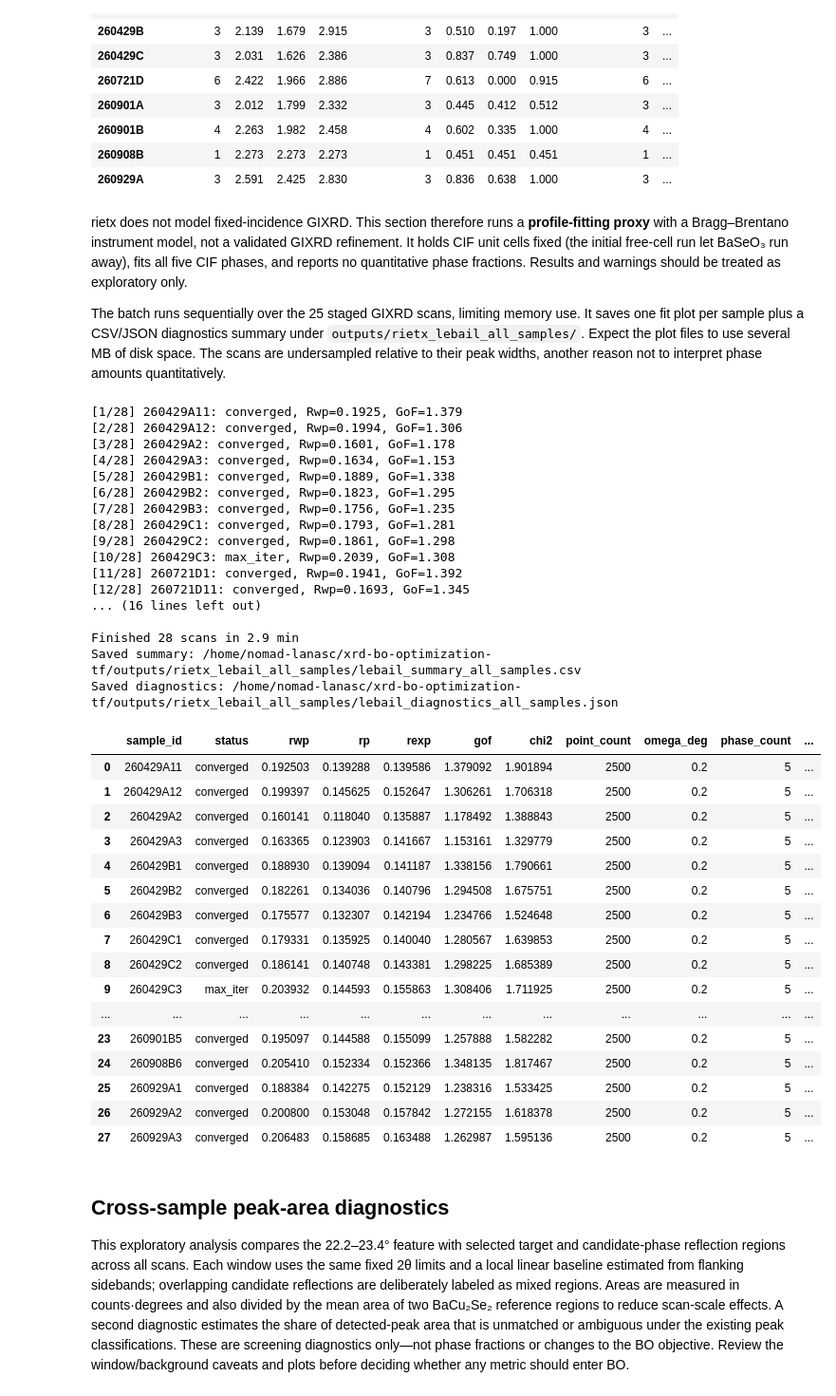
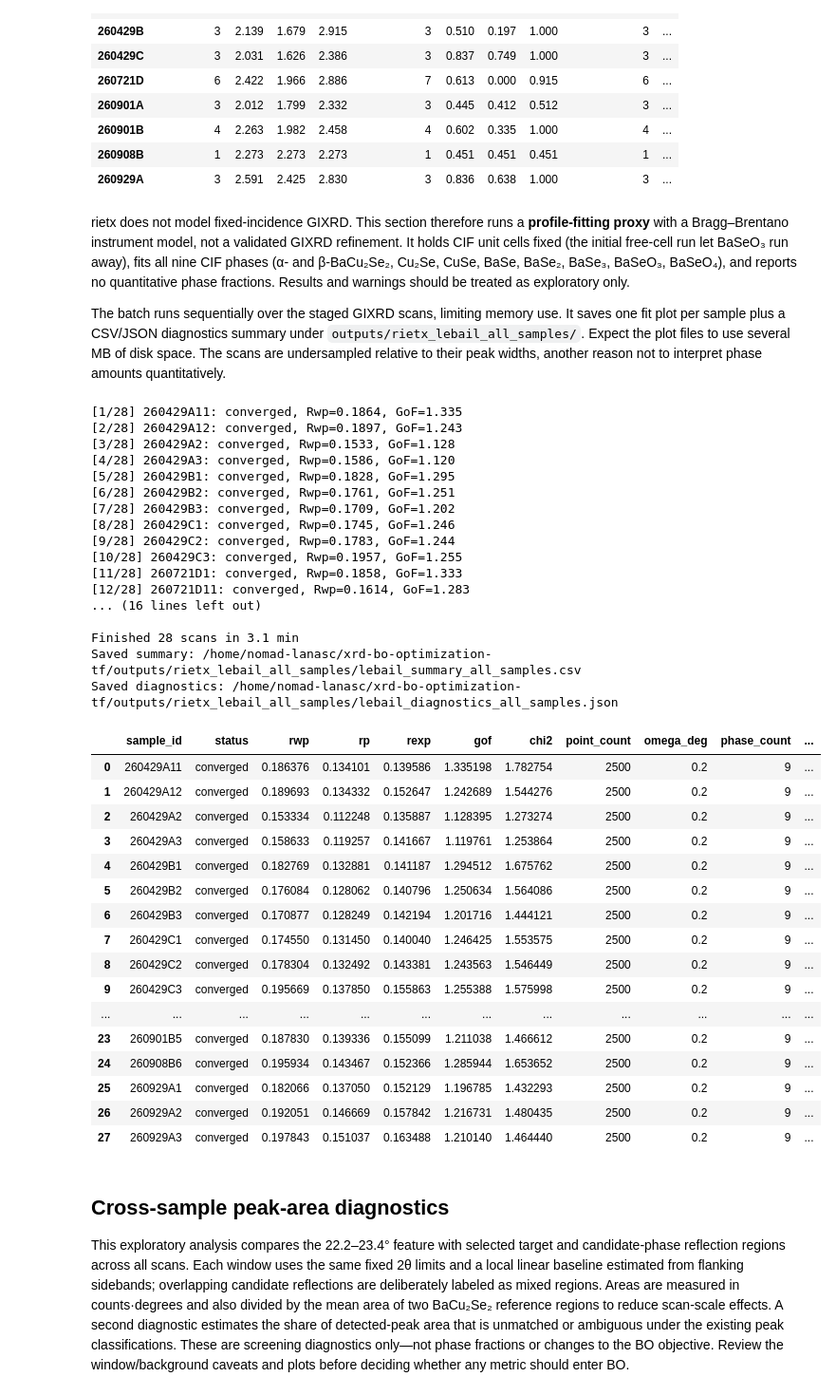
Before and after one commit to GarzonDiegoFEUP/xrd-bo-optimization-tf, a Jupyter notebook: notebooks/2.xrd_analysis.ipynb, the cells around one changed output. Shown at 95% size. Saved outputs shown, nothing was run; the diff lists cells and outputs as text; code cells hidden in the pictures.

Commit message:
Add ~23 deg feature descriptors and sensitivity check; update Le Bail CIF set (alpha/beta BaCu2Se2, CuSe, BaSe2, BaSe3)

```diff
--- a/notebooks/2.xrd_analysis.ipynb
+++ b/notebooks/2.xrd_analysis.ipynb
@@ -207,9 +207,9 @@ df_metrics.groupby('series')[summary_columns].agg(['count', 'mean', 'min', 'max'
 | 260908B | 1 | 2.273 | 2.273 | 2.273 | 1 | 0.451 | 0.451 | 0.451 | 1 | ... |
 | 260929A | 3 | 2.591 | 2.425 | 2.830 | 3 | 0.836 | 0.638 | 1.000 | 3 | ... |
 # %% [markdown]
-rietx does not model fixed-incidence GIXRD. This section therefore runs a **profile-fitting proxy** with a Bragg–Brentano instrument model, not a validated GIXRD refinement. It holds CIF unit cells fixed (the initial free-cell run let BaSeO₃ run away), fits all five CIF phases, and reports no quantitative phase fractions. Results and warnings should be treated as exploratory only.
+rietx does not model fixed-incidence GIXRD. This section therefore runs a **profile-fitting proxy** with a Bragg–Brentano instrument model, not a validated GIXRD refinement. It holds CIF unit cells fixed (the initial free-cell run let BaSeO₃ run away), fits all nine CIF phases (α- and β-BaCu₂Se₂, Cu₂Se, CuSe, BaSe, BaSe₂, BaSe₃, BaSeO₃, BaSeO₄), and reports no quantitative phase fractions. Results and warnings should be treated as exploratory only.
 
-The batch runs sequentially over the 25 staged GIXRD scans, limiting memory use. It saves one fit plot per sample plus a CSV/JSON diagnostics summary under `outputs/rietx_lebail_all_samples/`. Expect the plot files to use several MB of disk space. The scans are undersampled relative to their peak widths, another reason not to interpret phase amounts quantitatively.
+The batch runs sequentially over the staged GIXRD scans, limiting memory use. It saves one fit plot per sample plus a CSV/JSON diagnostics summary under `outputs/rietx_lebail_all_samples/`. Expect the plot files to use several MB of disk space. The scans are undersampled relative to their peak widths, another reason not to interpret phase amounts quantitatively.
 # %%
 import json
 import re
@@ -225,16 +225,24 @@ LEBAIL_OUTPUT_DIR = OUTPUTS_DIR / "rietx_lebail_all_samples"
 LEBAIL_OUTPUT_DIR.mkdir(parents=True, exist_ok=True)
 
 cif_files = (
-    "BaCu2Se2.cif",
+    "alpha BaCu2Se2.cif",
+    "beta BaCu2Se2.cif",
     "Cu2Se.cif",
+    "CuSe.cif",
     "BaSe.cif",
+    "BaSe2.cif",
+    "BaSe3.cif",
     "BaSeO3.cif",
     "BaSeO4.cif",
 )
 phase_display_names = {
-    "BaCu2Se2": "α-BaCu₂Se₂",
+    "alpha BaCu2Se2": "α-BaCu₂Se₂",
+    "beta BaCu2Se2": "β-BaCu₂Se₂",
     "Cu2Se": "Cu₂Se",
+    "CuSe": "CuSe",
     "BaSe": "BaSe",
+    "BaSe2": "BaSe₂",
+    "BaSe3": "BaSe₃",
     "BaSeO3": "BaSeO₃",
     "BaSeO4": "BaSeO₄",
 }
@@ -388,62 +396,62 @@ for index, (sample_id, scan) in enumerate(sorted(xrd_raw.items()), start=1):
             "phase_labels": ";".join(phase_display_names.values()),
             "diagnostic_codes": ";".join(item["code"] for item in diagnostic_records),
             "fit_plot": str(fit_path.relative_to(Path.cwd().parent)),
             "weak_target_line_22p637": json.dumps(peak_check),
             "warning_geometry": "Bragg-Brentano proxy; rietx has no fixed-incidence GIXRD geometry",
         })
         print(f"[{index}/{len(xrd_raw)}] {sample_id}: {fit.status}, Rwp={fit.statistics.rwp:.4f}, GoF={fit.statistics.gof:.3f}")
     except Exception as exc:
         all_diagnostics[sample_id] = [{"level": "error", "code": type(exc).__name__, "message": str(exc)}]
         summary_rows.append({"sample_id": sample_id, "status": "error", "message": f"{type(exc).__name__}: {exc}"})
         print(f"[{index}/{len(xrd_raw)}] {sample_id}: ERROR — {type(exc).__name__}: {exc}")
 
     # Persist incrementally so completed samples are not lost if a later fit fails.
     pd.DataFrame(summary_rows).to_csv(LEBAIL_OUTPUT_DIR / "lebail_summary_all_samples.csv", index=False)
     (LEBAIL_OUTPUT_DIR / "lebail_diagnostics_all_samples.json").write_text(
         json.dumps(all_diagnostics, indent=2, default=str), encoding="utf-8"
     )
 
 elapsed_minutes = (time.perf_counter() - start_time) / 60
 lebail_summary_all = pd.DataFrame(summary_rows)
 print(f"\nFinished {len(summary_rows)} scans in {elapsed_minutes:.1f} min")
 print(f"Saved summary: {LEBAIL_OUTPUT_DIR / 'lebail_summary_all_samples.csv'}")
 print(f"Saved diagnostics: {LEBAIL_OUTPUT_DIR / 'lebail_diagnostics_all_samples.json'}")
 lebail_summary_all
 # %% [output]
-[1/28] 260429A11: converged, Rwp=0.1925, GoF=1.379
-[2/28] 260429A12: converged, Rwp=0.1994, GoF=1.306
-[3/28] 260429A2: converged, Rwp=0.1601, GoF=1.178
-[4/28] 260429A3: converged, Rwp=0.1634, GoF=1.153
-[5/28] 260429B1: converged, Rwp=0.1889, GoF=1.338
-[6/28] 260429B2: converged, Rwp=0.1823, GoF=1.295
-[7/28] 260429B3: converged, Rwp=0.1756, GoF=1.235
-[8/28] 260429C1: converged, Rwp=0.1793, GoF=1.281
-[9/28] 260429C2: converged, Rwp=0.1861, GoF=1.298
-[10/28] 260429C3: max_iter, Rwp=0.2039, GoF=1.308
-[11/28] 260721D1: converged, Rwp=0.1941, GoF=1.392
-[12/28] 260721D11: converged, Rwp=0.1693, GoF=1.345
+[1/28] 260429A11: converged, Rwp=0.1864, GoF=1.335
+[2/28] 260429A12: converged, Rwp=0.1897, GoF=1.243
+[3/28] 260429A2: converged, Rwp=0.1533, GoF=1.128
+[4/28] 260429A3: converged, Rwp=0.1586, GoF=1.120
+[5/28] 260429B1: converged, Rwp=0.1828, GoF=1.295
+[6/28] 260429B2: converged, Rwp=0.1761, GoF=1.251
+[7/28] 260429B3: converged, Rwp=0.1709, GoF=1.202
+[8/28] 260429C1: converged, Rwp=0.1745, GoF=1.246
+[9/28] 260429C2: converged, Rwp=0.1783, GoF=1.244
+[10/28] 260429C3: converged, Rwp=0.1957, GoF=1.255
+[11/28] 260721D1: converged, Rwp=0.1858, GoF=1.333
+[12/28] 260721D11: converged, Rwp=0.1614, GoF=1.283
 ... (16 lines left out)
 
-Finished 28 scans in 2.9 min
+Finished 28 scans in 3.1 min
 Saved summary: /home/nomad-lanasc/xrd-bo-optimization-tf/outputs/rietx_lebail_all_samples/lebail_summary_all_samples.csv
 Saved diagnostics: /home/nomad-lanasc/xrd-bo-optimization-tf/outputs/rietx_lebail_all_samples/lebail_diagnostics_all_samples.json
 |  | sample_id | status | rwp | rp | rexp | gof | chi2 | point_count | omega_deg | phase_count | ... |
-| 0 | 260429A11 | converged | 0.192503 | 0.139288 | 0.139586 | 1.379092 | 1.901894 | 2500 | 0.2 | 5 | ... |
-| 1 | 260429A12 | converged | 0.199397 | 0.145625 | 0.152647 | 1.306261 | 1.706318 | 2500 | 0.2 | 5 | ... |
-| 2 | 260429A2 | converged | 0.160141 | 0.118040 | 0.135887 | 1.178492 | 1.388843 | 2500 | 0.2 | 5 | ... |
-| 3 | 260429A3 | converged | 0.163365 | 0.123903 | 0.141667 | 1.153161 | 1.329779 | 2500 | 0.2 | 5 | ... |
-| 4 | 260429B1 | converged | 0.188930 | 0.139094 | 0.141187 | 1.338156 | 1.790661 | 2500 | 0.2 | 5 | ... |
-| 5 | 260429B2 | converged | 0.182261 | 0.134036 | 0.140796 | 1.294508 | 1.675751 | 2500 | 0.2 | 5 | ... |
-| 6 | 260429B3 | converged | 0.175577 | 0.132307 | 0.142194 | 1.234766 | 1.524648 | 2500 | 0.2 | 5 | ... |
-| 7 | 260429C1 | converged | 0.179331 | 0.135925 | 0.140040 | 1.280567 | 1.639853 | 2500 | 0.2 | 5 | ... |
-| 8 | 260429C2 | converged | 0.186141 | 0.140748 | 0.143381 | 1.298225 | 1.685389 | 2500 | 0.2 | 5 | ... |
-| 9 | 260429C3 | max_iter | 0.203932 | 0.144593 | 0.155863 | 1.308406 | 1.711925 | 2500 | 0.2 | 5 | ... |
+| 0 | 260429A11 | converged | 0.186376 | 0.134101 | 0.139586 | 1.335198 | 1.782754 | 2500 | 0.2 | 9 | ... |
+| 1 | 260429A12 | converged | 0.189693 | 0.134332 | 0.152647 | 1.242689 | 1.544276 | 2500 | 0.2 | 9 | ... |
+| 2 | 260429A2 | converged | 0.153334 | 0.112248 | 0.135887 | 1.128395 | 1.273274 | 2500 | 0.2 | 9 | ... |
+| 3 | 260429A3 | converged | 0.158633 | 0.119257 | 0.141667 | 1.119761 | 1.253864 | 2500 | 0.2 | 9 | ... |
+| 4 | 260429B1 | converged | 0.182769 | 0.132881 | 0.141187 | 1.294512 | 1.675762 | 2500 | 0.2 | 9 | ... |
+| 5 | 260429B2 | converged | 0.176084 | 0.128062 | 0.140796 | 1.250634 | 1.564086 | 2500 | 0.2 | 9 | ... |
+| 6 | 260429B3 | converged | 0.170877 | 0.128249 | 0.142194 | 1.201716 | 1.444121 | 2500 | 0.2 | 9 | ... |
+| 7 | 260429C1 | converged | 0.174550 | 0.131450 | 0.140040 | 1.246425 | 1.553575 | 2500 | 0.2 | 9 | ... |
+| 8 | 260429C2 | converged | 0.178304 | 0.132492 | 0.143381 | 1.243563 | 1.546449 | 2500 | 0.2 | 9 | ... |
+| 9 | 260429C3 | converged | 0.195669 | 0.137850 | 0.155863 | 1.255388 | 1.575998 | 2500 | 0.2 | 9 | ... |
 | ... | ... | ... | ... | ... | ... | ... | ... | ... | ... | ... | ... |
-| 23 | 260901B5 | converged | 0.195097 | 0.144588 | 0.155099 | 1.257888 | 1.582282 | 2500 | 0.2 | 5 | ... |
-| 24 | 260908B6 | converged | 0.205410 | 0.152334 | 0.152366 | 1.348135 | 1.817467 | 2500 | 0.2 | 5 | ... |
-| 25 | 260929A1 | converged | 0.188384 | 0.142275 | 0.152129 | 1.238316 | 1.533425 | 2500 | 0.2 | 5 | ... |
-| 26 | 260929A2 | converged | 0.200800 | 0.153048 | 0.157842 | 1.272155 | 1.618378 | 2500 | 0.2 | 5 | ... |
-| 27 | 260929A3 | converged | 0.206483 | 0.158685 | 0.163488 | 1.262987 | 1.595136 | 2500 | 0.2 | 5 | ... |
+| 23 | 260901B5 | converged | 0.187830 | 0.139336 | 0.155099 | 1.211038 | 1.466612 | 2500 | 0.2 | 9 | ... |
+| 24 | 260908B6 | converged | 0.195934 | 0.143467 | 0.152366 | 1.285944 | 1.653652 | 2500 | 0.2 | 9 | ... |
+| 25 | 260929A1 | converged | 0.182066 | 0.137050 | 0.152129 | 1.196785 | 1.432293 | 2500 | 0.2 | 9 | ... |
+| 26 | 260929A2 | converged | 0.192051 | 0.146669 | 0.157842 | 1.216731 | 1.480435 | 2500 | 0.2 | 9 | ... |
+| 27 | 260929A3 | converged | 0.197843 | 0.151037 | 0.163488 | 1.210140 | 1.464440 | 2500 | 0.2 | 9 | ... |
 # %% [markdown]
 ## Cross-sample peak-area diagnostics
 
```
Also changed, not shown: parts of 2 cells of this notebook, 43 other files.
